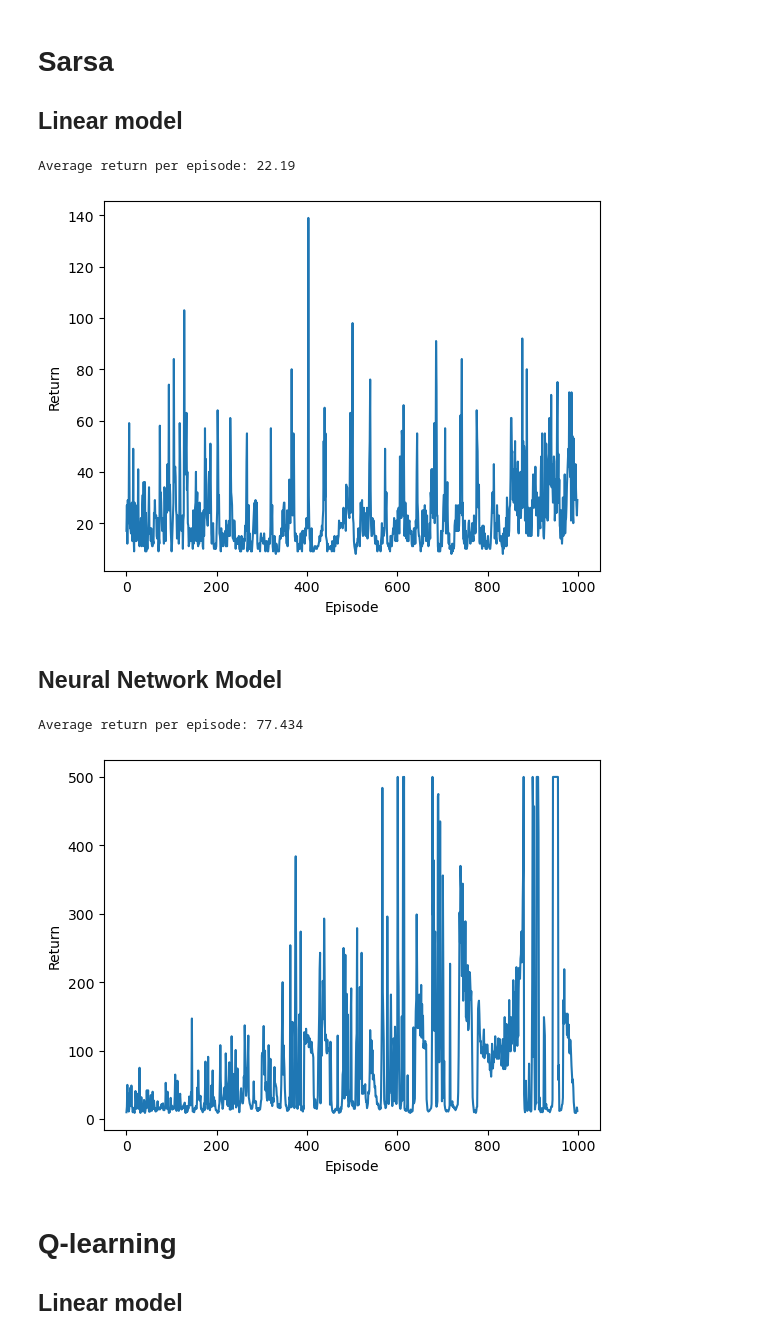
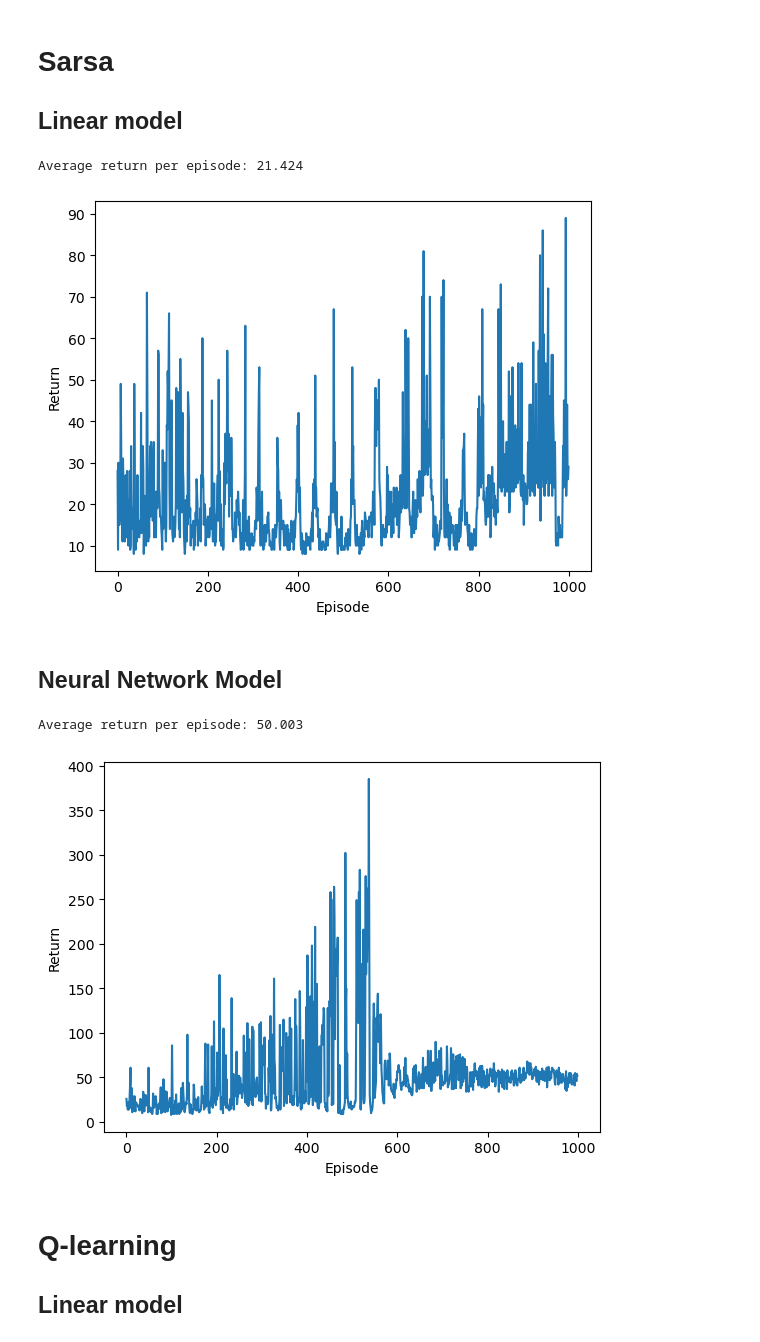
Before and after one commit to CarlFredriksson/rl-gymnasium-training, a Jupyter notebook: CartPole/cart_pole.ipynb, the cells around one changed output. Drawn from its saved outputs; the diff is of its cells as text; code cells hidden in the pictures.

```diff
--- a/CartPole/cart_pole.ipynb
+++ b/CartPole/cart_pole.ipynb
@@ -25,7 +29,11 @@ ENVIRONMENT_ID = "CartPole-v1"
 NUM_EPISODES = 1000
 GRAD_CLIP_VALUE = 100
 MEMORY_SIZE = 10000
-BATCH_SIZE = 128
+BATCH_SIZE = 64
+EPS_START = 1
+EPS_MIN = 0.01
+EPS_DECAY = 0.995
+NN_HIDDEN_LAYER_SIZE = 24
 device = torch.device("cuda" if torch.cuda.is_available() else "cpu")
 print("PyTorch device:", device)
 # %% [output]
@@ -37,33 +45,31 @@ PyTorch device: cuda
 # %%
 env = gym.make(ENVIRONMENT_ID)
 model = LinearModel(env.observation_space.shape[0], env.action_space.n).to(device)
 optimizer = optim.SGD(model.parameters(), lr=0.01)
 loss_func = nn.MSELoss()
-returns = train_episodic_semi_grad_sarsa(env, model, loss_func, optimizer, device, NUM_EPISODES, GRAD_CLIP_VALUE)
+returns = train_episodic_semi_grad_sarsa(
+    env, model, loss_func, optimizer, device, NUM_EPISODES, EPS_START, EPS_MIN, EPS_DECAY, GRAD_CLIP_VALUE
+)
 env.close()
 plot_returns(returns)
 # %% [output]
-Average return per episode: 22.19
+Average return per episode: 21.424
-[figure, old version]
+[figure, new version]
 # %% [markdown]
 ## Neural Network Model
 # %%
 env = gym.make(ENVIRONMENT_ID)
-model = nn.Sequential(
-    nn.Linear(env.observation_space.shape[0], 20),
-    nn.ReLU(),
-    nn.Linear(20, 20),
-    nn.ReLU(),
-    nn.Linear(20, env.action_space.n)
-).to(device)
+model = SimpleNN(env.observation_space.shape[0], env.action_space.n, NN_HIDDEN_LAYER_SIZE).to(device)
 optimizer = optim.AdamW(model.parameters(), lr=0.001, amsgrad=True)
 loss_func = nn.MSELoss()
-returns = train_episodic_semi_grad_sarsa(env, model, loss_func, optimizer, device, NUM_EPISODES, GRAD_CLIP_VALUE)
+returns = train_episodic_semi_grad_sarsa(
+    env, model, loss_func, optimizer, device, NUM_EPISODES, EPS_START, EPS_MIN, EPS_DECAY, GRAD_CLIP_VALUE
+)
 env.close()
 plot_returns(returns)
 # %% [output]
-Average return per episode: 77.434
+Average return per episode: 50.003
-[figure, old version]
+[figure, new version]
 # %% [markdown]
 # Q-learning
 
```
Also changed, not shown: parts of 5 cells of this notebook, 4 other files.
